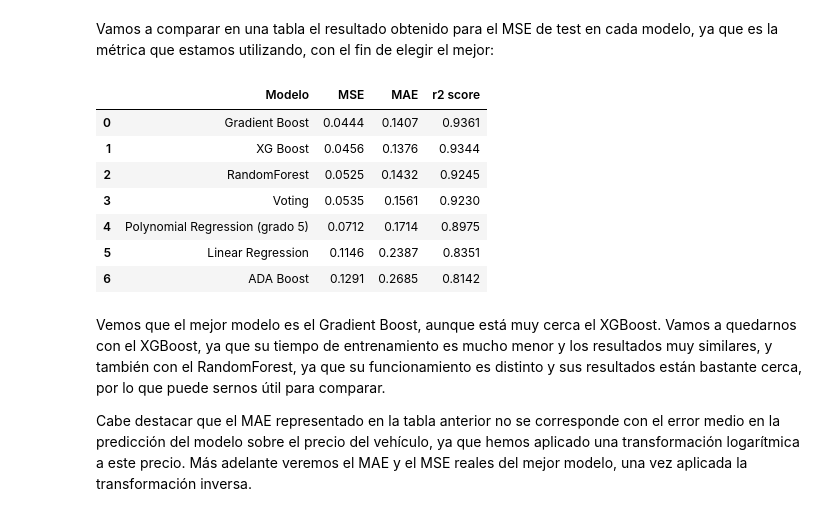
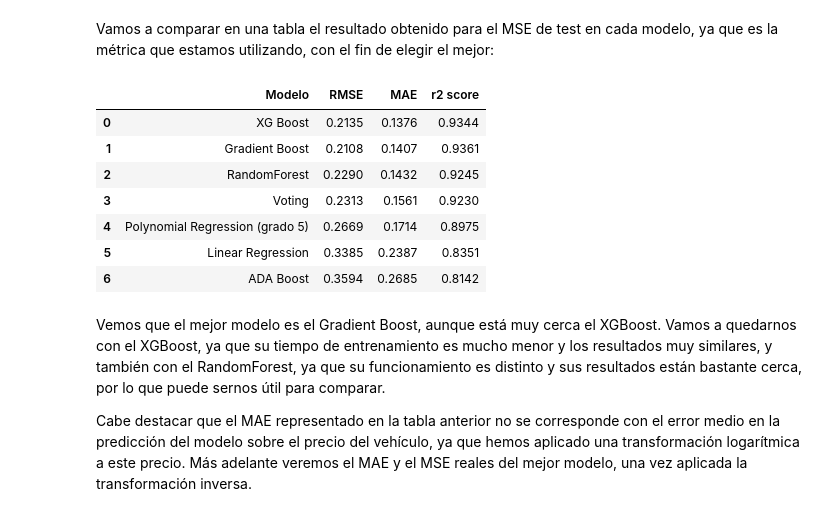
Before and after one commit to pintuchi2/tfm_car_price, a Jupyter notebook: notebooks/ml_car_price_prediction.ipynb, the cells around one changed output. Cells and saved outputs as stored; diff of their text form; code cells hidden in the pictures.

```diff
--- a/notebooks/ml_car_price_prediction.ipynb
+++ b/notebooks/ml_car_price_prediction.ipynb
@@ -1539,20 +1541,20 @@ Vamos a comparar en una tabla el resultado obtenido para el MSE de test en cada
 # %%
 df_comp_modelos_log = pd.DataFrame({"Modelo":["Linear Regression", "Polynomial Regression (grado 5)", "RandomForest", "ADA Boost", "Gradient Boost", "XG Boost", "Voting"],
-                                "MSE":[0.1146, 0.0712, 0.0525, 0.1291, 0.0444, 0.0456, 0.0535],
+                                "RMSE":[0.3385, 0.2669, 0.2290, 0.3594, 0.2108, 0.2135, 0.2313],
                                 "MAE":[0.2387, 0.1714, 0.1432, 0.2685, 0.1407, 0.1376, 0.1561],
                                 "r2 score":[0.8351, 0.8975, 0.9245, 0.8142, 0.9361, 0.9344, 0.9230]})
 
-df_comp_modelos_log = df_comp_modelos_log.sort_values("MSE", ascending=True).reset_index(drop=True)
+df_comp_modelos_log = df_comp_modelos_log.sort_values("MAE", ascending=True).reset_index(drop=True)
 df_comp_modelos_log
 # %% [output]
-|  | Modelo | MSE | MAE | r2 score |
-| 0 | Gradient Boost | 0.0444 | 0.1407 | 0.9361 |
-| 1 | XG Boost | 0.0456 | 0.1376 | 0.9344 |
-| 2 | RandomForest | 0.0525 | 0.1432 | 0.9245 |
-| 3 | Voting | 0.0535 | 0.1561 | 0.9230 |
-| 4 | Polynomial Regression (grado 5) | 0.0712 | 0.1714 | 0.8975 |
-| 5 | Linear Regression | 0.1146 | 0.2387 | 0.8351 |
-| 6 | ADA Boost | 0.1291 | 0.2685 | 0.8142 |
+|  | Modelo | RMSE | MAE | r2 score |
+| 0 | XG Boost | 0.2135 | 0.1376 | 0.9344 |
+| 1 | Gradient Boost | 0.2108 | 0.1407 | 0.9361 |
+| 2 | RandomForest | 0.2290 | 0.1432 | 0.9245 |
+| 3 | Voting | 0.2313 | 0.1561 | 0.9230 |
+| 4 | Polynomial Regression (grado 5) | 0.2669 | 0.1714 | 0.8975 |
+| 5 | Linear Regression | 0.3385 | 0.2387 | 0.8351 |
+| 6 | ADA Boost | 0.3594 | 0.2685 | 0.8142 |
 # %% [markdown]
 Vemos que el mejor modelo es el Gradient Boost, aunque está muy cerca el XGBoost. Vamos a quedarnos con el XGBoost, ya que su tiempo de entrenamiento es mucho menor y los resultados muy similares, y también con el RandomForest, ya que su funcionamiento es distinto y sus resultados están bastante cerca, por lo que puede sernos útil para comparar.
 
```
Also changed, not shown: parts of 1 cell of this notebook, 4 other files.
